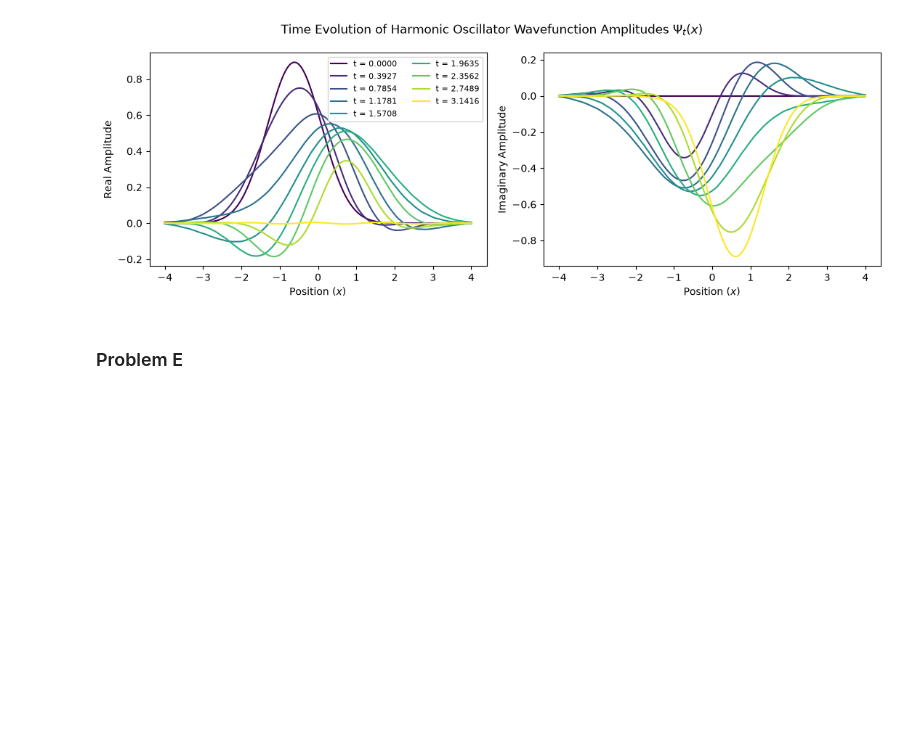
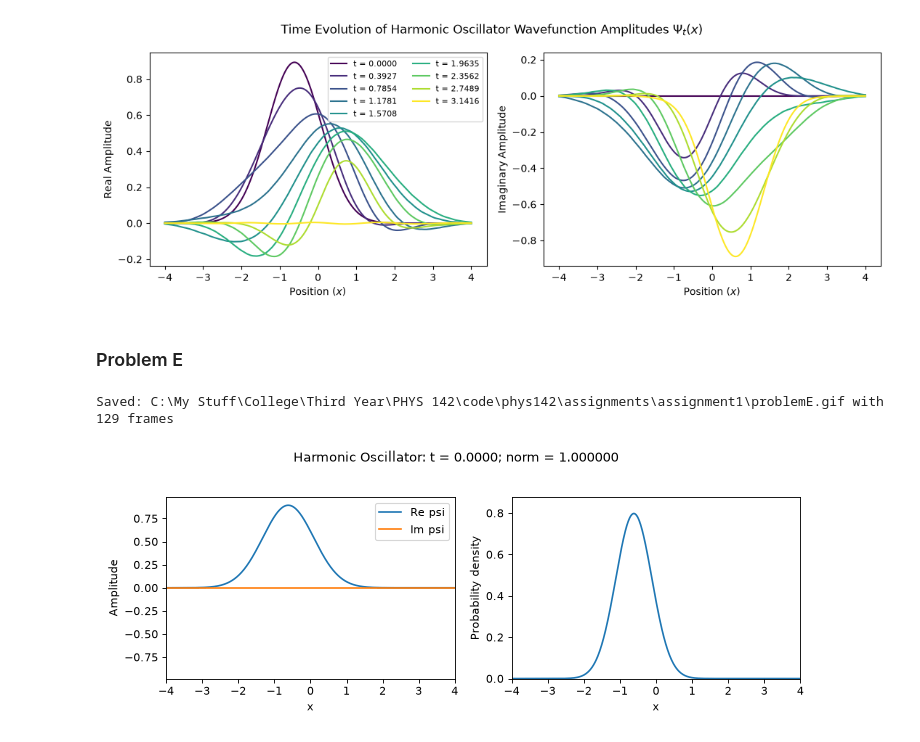
Before and after one commit to amanpalanati/phys142, a Jupyter notebook: assignments/assignment1/assignment1.ipynb, the cells around one changed output. Cells and saved outputs as stored; diff of their text form; code cells hidden in the pictures; blank space fills up the shorter version.

Commit message:
Completed problem E

```diff
--- a/assignments/assignment1/assignment1.ipynb
+++ b/assignments/assignment1/assignment1.ipynb
@@ -159,3 +163,33 @@ plt.show()
 [figure]
 # %% [markdown]
 ### Problem E
+# %%
+fig, axes = plt.subplots(1, 2, figsize=(9, 3.5))
+real_line, = axes[0].plot(x, states[0].real, label="Re psi")
+imag_line, = axes[0].plot(x, states[0].imag, label="Im psi")
+density_line, = axes[1].plot(x, P[0])
+amplitude_limit = 1.1 * np.max(np.abs(states))
+axes[0].set(xlim=(x[0], x[-1]), ylim=(-amplitude_limit, amplitude_limit),
+            xlabel="x", ylabel="Amplitude")
+axes[0].legend(loc="upper right")
+axes[1].set(xlim=(x[0], x[-1]), ylim=(0, 1.1 * P.max()),
+            xlabel="x", ylabel="Probability density")
+time_label = fig.suptitle("")
+fig.tight_layout(rect=(0, 0, 1, 0.9))
+
+def update_frame(n):
+    real_line.set_ydata(states[n].real)
+    imag_line.set_ydata(states[n].imag)
+    density_line.set_ydata(P[n])
+    time_label.set_text(f"Harmonic Oscillator: t = {t[n]:.4f}; norm = {norm[n]:.6f}")
+    return real_line, imag_line, density_line, time_label
+
+animation = FuncAnimation(fig, update_frame, frames=len(t), interval=1000 / 15)
+gif_path = Path("problemE.gif")
+animation.save(gif_path, writer=PillowWriter(fps=15), dpi=80)
+plt.close(fig)
+print("Saved:", gif_path.resolve(), "with", len(t), "frames")
+display(Image(filename=str(gif_path)))
+# %% [output]
+Saved: C:\My Stuff\College\Third Year\PHYS 142\code\phys142\assignments\assignment1\problemE.gif with 129 frames
+[figure, added]
```
Also changed, not shown: parts of 1 cell of this notebook, 1 other file.
